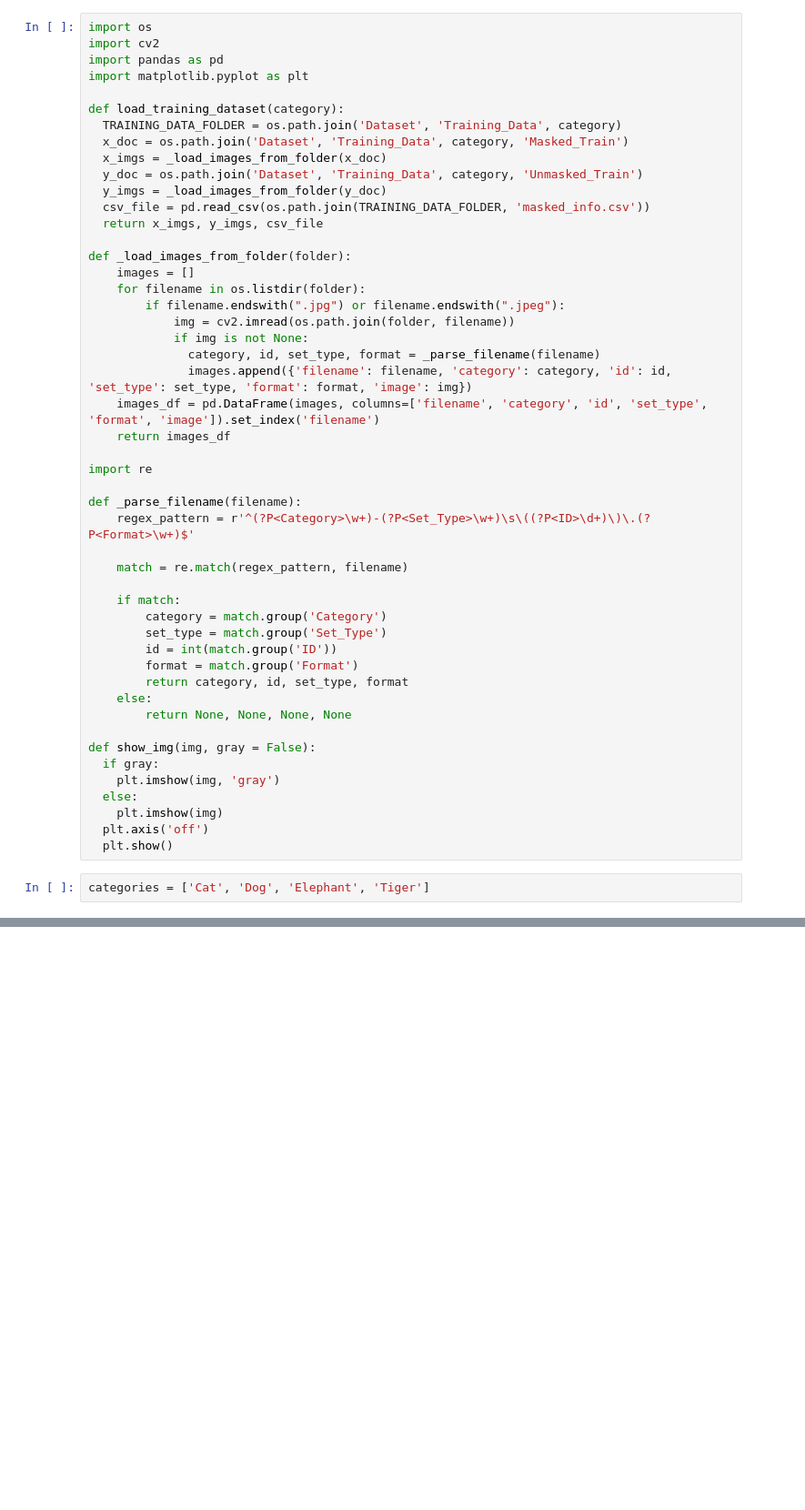
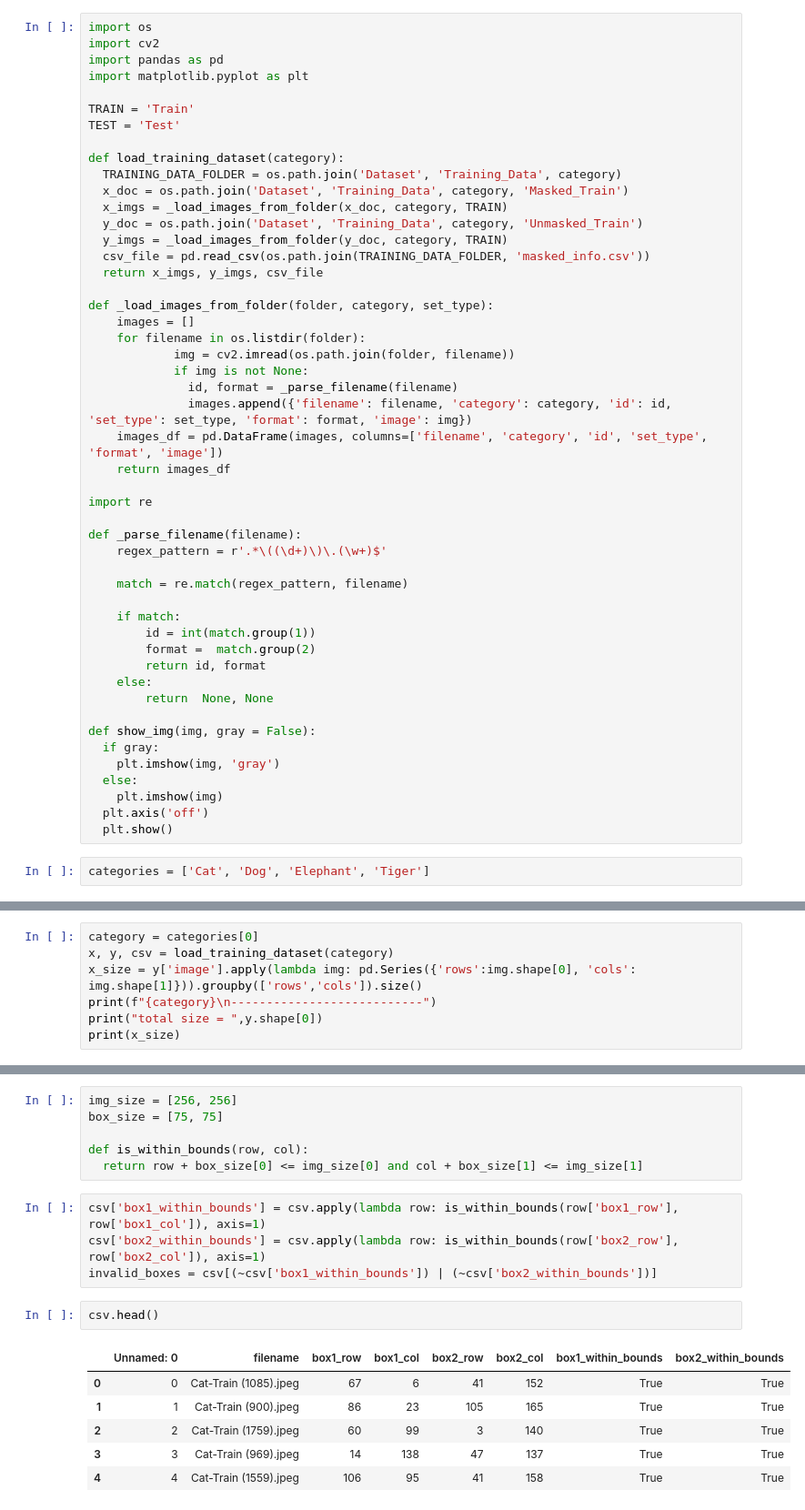
Before and after one commit to BoKna031/Image_inpainting, a Jupyter notebook: Image_inpainting.ipynb, the cells around one changed output, grey strips where cells are left out. Shown: that part at 91% size. Cells and saved outputs as stored; diff of their text form; blank space fills up the shorter version.

Commit message:
data preprocessing

```diff
--- a/Image_inpainting.ipynb
+++ b/Image_inpainting.ipynb
@@ -28,41 +31,41 @@ import cv2
 import pandas as pd
 import matplotlib.pyplot as plt
 
+TRAIN = 'Train'
+TEST = 'Test'
+
 def load_training_dataset(category):
   TRAINING_DATA_FOLDER = os.path.join('Dataset', 'Training_Data', category)
   x_doc = os.path.join('Dataset', 'Training_Data', category, 'Masked_Train')
-  x_imgs = _load_images_from_folder(x_doc)
+  x_imgs = _load_images_from_folder(x_doc, category, TRAIN)
   y_doc = os.path.join('Dataset', 'Training_Data', category, 'Unmasked_Train')
-  y_imgs = _load_images_from_folder(y_doc)
+  y_imgs = _load_images_from_folder(y_doc, category, TRAIN)
   csv_file = pd.read_csv(os.path.join(TRAINING_DATA_FOLDER, 'masked_info.csv'))
   return x_imgs, y_imgs, csv_file
 
-def _load_images_from_folder(folder):
+def _load_images_from_folder(folder, category, set_type):
     images = []
     for filename in os.listdir(folder):
-        if filename.endswith(".jpg") or filename.endswith(".jpeg"):
             img = cv2.imread(os.path.join(folder, filename))
             if img is not None:
-              category, id, set_type, format = _parse_filename(filename)
+              id, format = _parse_filename(filename)
               images.append({'filename': filename, 'category': category, 'id': id, 'set_type': set_type, 'format': format, 'image': img})
-    images_df = pd.DataFrame(images, columns=['filename', 'category', 'id', 'set_type', 'format', 'image']).set_index('filename')
+    images_df = pd.DataFrame(images, columns=['filename', 'category', 'id', 'set_type', 'format', 'image'])
     return images_df
 
 import re
 
 def _parse_filename(filename):
-    regex_pattern = r'^(?P<Category>\w+)-(?P<Set_Type>\w+)\s\((?P<ID>\d+)\)\.(?P<Format>\w+)$'
+    regex_pattern = r'.*\((\d+)\)\.(\w+)$'
 
     match = re.match(regex_pattern, filename)
 
     if match:
-        category = match.group('Category')
-        set_type = match.group('Set_Type')
-        id = int(match.group('ID'))
-        format = match.group('Format')
-        return category, id, set_type, format
+        id = int(match.group(1))
+        format =  match.group(2)
+        return id, format
     else:
-        return None, None, None, None
+        return  None, None
 
 def show_img(img, gray = False):
   if gray:
@@ -77,0 +81,7 @@ x, y, csv = load_training_dataset(categories[0])
+# %%
+category = categories[0]
+x, y, csv = load_training_dataset(category)
+x_size = y['image'].apply(lambda img: pd.Series({'rows':img.shape[0], 'cols': img.shape[1]})).groupby(['rows','cols']).size()
+print(f"{category}\n---------------------------")
+print("total size = ",y.shape[0])
+print(x_size)
@@ -77,0 +106,19 @@ x, y, csv = load_training_dataset(categories[0])
+# %%
+img_size = [256, 256]
+box_size = [75, 75]
+
+def is_within_bounds(row, col):
+  return row + box_size[0] <= img_size[0] and col + box_size[1] <= img_size[1]
+# %%
+csv['box1_within_bounds'] = csv.apply(lambda row: is_within_bounds(row['box1_row'], row['box1_col']), axis=1)
+csv['box2_within_bounds'] = csv.apply(lambda row: is_within_bounds(row['box2_row'], row['box2_col']), axis=1)
+invalid_boxes = csv[(~csv['box1_within_bounds']) | (~csv['box2_within_bounds'])]
+# %%
+csv.head()
+# %% [output]
+|  | Unnamed: 0 | filename | box1_row | box1_col | box2_row | box2_col | box1_within_bounds | box2_within_bounds |
+| 0 | 0 | Cat-Train (1085).jpeg | 67 | 6 | 41 | 152 | True | True |
+| 1 | 1 | Cat-Train (900).jpeg | 86 | 23 | 105 | 165 | True | True |
+| 2 | 2 | Cat-Train (1759).jpeg | 60 | 99 | 3 | 140 | True | True |
+| 3 | 3 | Cat-Train (969).jpeg | 14 | 138 | 47 | 137 | True | True |
+| 4 | 4 | Cat-Train (1559).jpeg | 106 | 95 | 41 | 158 | True | True |
```
Also changed, not shown: parts of 22 cells of this notebook.
